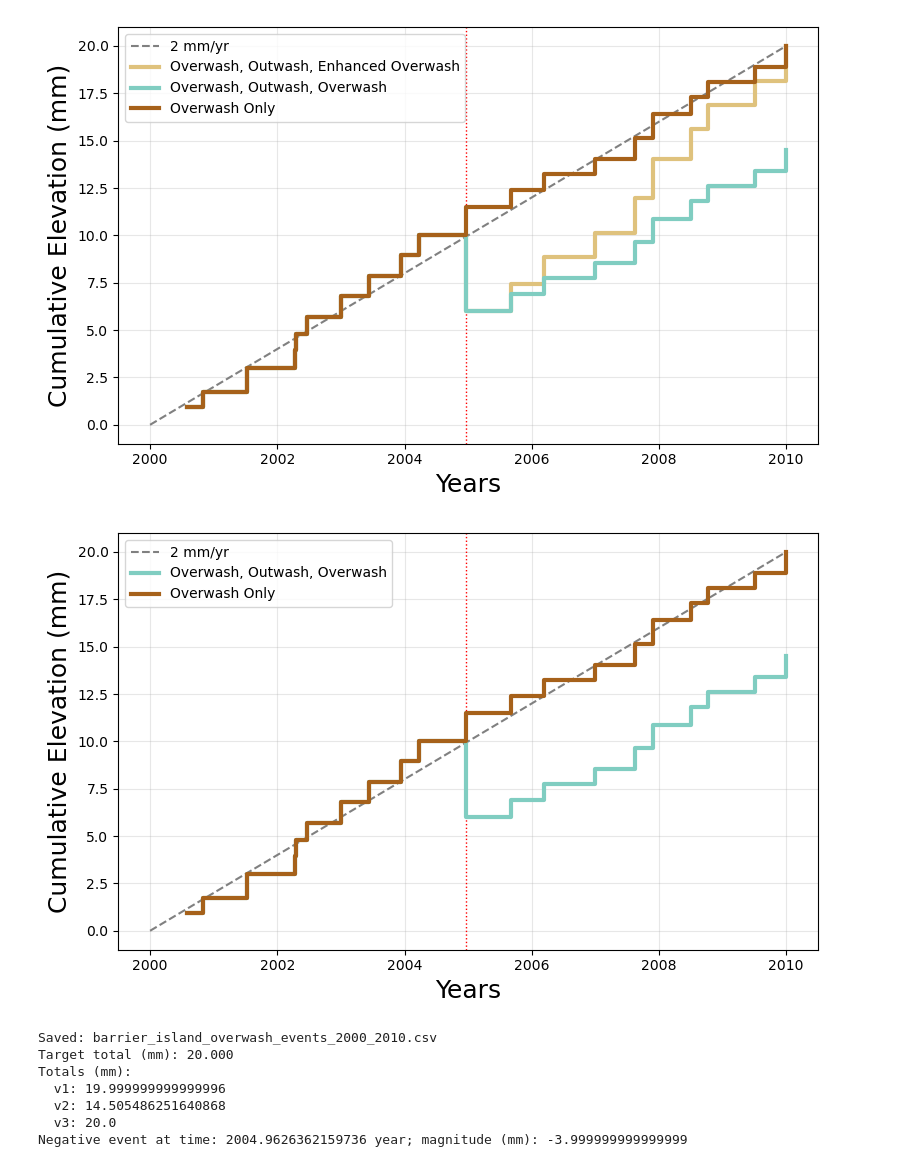
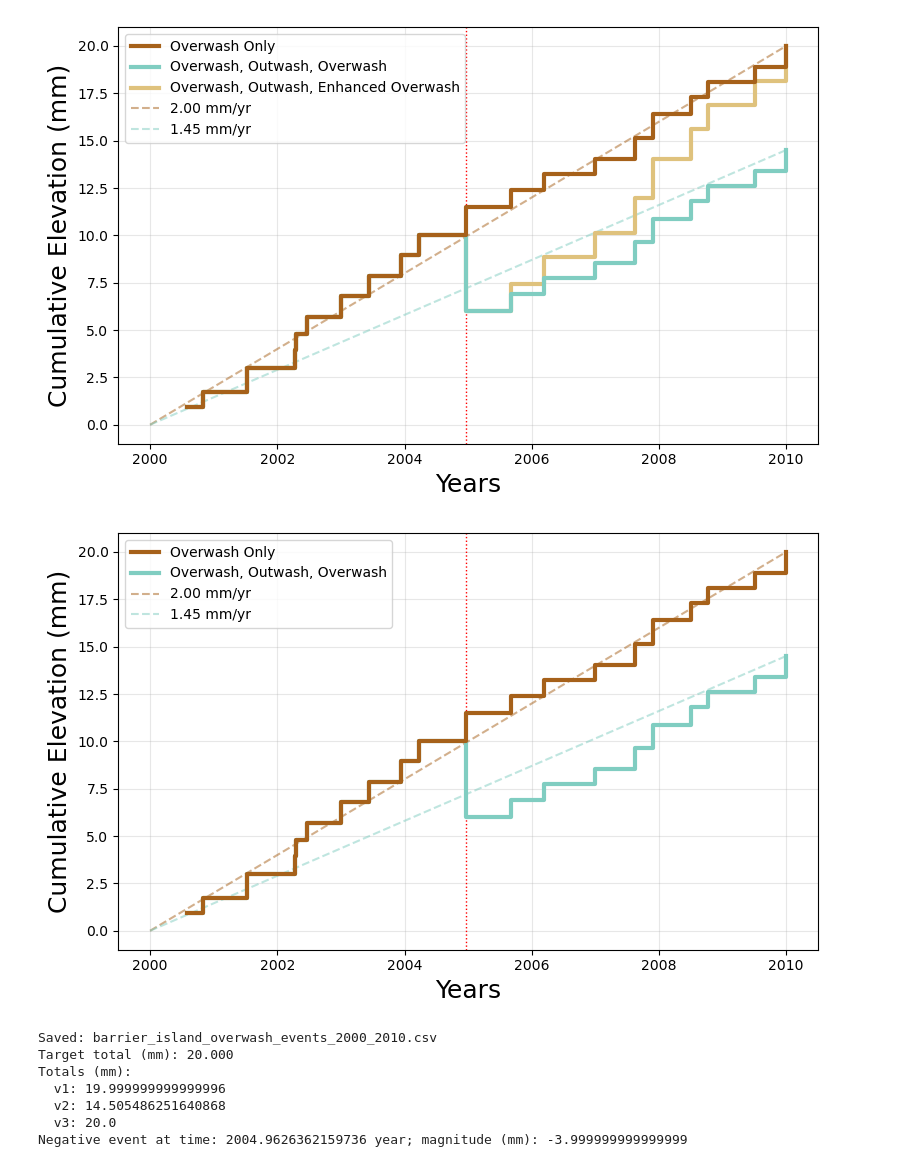
Before and after one commit to csherwood-usgs/Dorian_recovery, a Jupyter notebook: barrier_cumulative.ipynb, the cells around one changed output. Saved outputs shown, nothing was run; the diff lists cells and outputs as text; code cells hidden in the pictures.

```diff
--- a/barrier_cumulative.ipynb
+++ b/barrier_cumulative.ipynb
@@ -113,0 +115,7 @@ df.to_csv(out_csv, index=False)
+# %%
+# read in the data from the last saved run
+df = pd.read_csv( out_csv )
+t = df("decimal_year").values
+v1 = df("event_v1_m").values
+v2 = df("event_v2_m").values
+v3 = df("event_v3_m").values
@@ -114,5 +140,7 @@ df.to_csv(out_csv, index=False)
 # %%
 colors = ['#a6611a','#dfc27d','#80cdc1','#018571']
+
+
 
 # -----------------------------
 # Plot: stair-step cumulative elevation + reference SLR line
@@ -126,7 +154,11 @@ plt.figure(figsize=(8, 5))
 # Reference SLR line (2 mm/yr starting at t0)
 t_line = np.array([t0, t1])
 slr_mm = (t_line - t0) * slr_rate_mm_per_yr
-h4=plt.plot(t_line, slr_mm, linestyle="--", c='gray', label=f"{slr_rate_mm_per_yr:g} mm/yr")
+h4=plt.plot(t_line, slr_mm, linestyle="--", c=colors[0], label=f"{slr_rate_mm_per_yr:.2f} mm/yr", alpha=.5)
+
+slr_rate_mm_slow = cum2[-1]/(t_line[-1] - t0)
+cum2[-1]
+h5=plt.plot(t_line, slr_mm_slow, linestyle="--", c=colors[2], label=f"{slr_rate_mm_slow:.2f} mm/yr", alpha=.5)
 
 # Mark outwash time
 plt.axvline(t[idx_neg], linestyle=":", c='red', linewidth=1)
@@ -139,47 +171,55 @@ plt.xlabel("Years", fontsize=18)
 plt.ylabel("Cumulative Elevation (mm)", fontsize=18)
 # plt.title(f"Barrier elevation change as step-like overwash events ({int(t0)}–{int(t1)})")
 plt.grid(True, alpha=0.3)
-plt.legend()
+
+handles = [h1[0], h2[0], h3[0], h4[0], h5[0]]
+labels = [h.get_label() for h in handles]
+plt.legend(handles, labels)
+
 plt.tight_layout()
 plt.savefig('cum_with_enhanced_ow.png')
 plt.show()
 
+# Second figure without catch-up
 plt.figure(figsize=(8, 5))
 
 # Reference SLR line (2 mm/yr starting at t0)
 t_line = np.array([t0, t1])
 slr_mm = (t_line - t0) * slr_rate_mm_per_yr
-plt.plot(t_line, slr_mm, linestyle="--", c='gray', label=f"{slr_rate_mm_per_yr:g} mm/yr")
+h4=plt.plot(t_line, slr_mm, linestyle="--", c=colors[0], label=f"{slr_rate_mm_per_yr:.2f} mm/yr", alpha=.5)
+h5=plt.plot(t_line, slr_mm_slow, linestyle="--", c=colors[2], label=f"{slr_rate_mm_slow:.2f} mm/yr", alpha=.5)
 
 # Mark outwash time
 plt.axvline(t[idx_neg], linestyle=":", c='red', linewidth=1)
 
 #plt.step(t, cum3, where="post", linewidth = 3, c = colors[1], label="Overwash, Outwash, Enhanced Overwash")
 plt.step(t, cum2, where="post", linewidth = 3, c = colors[2], label="Overwash, Outwash, Overwash")
 plt.step(t, cum1, where="post", linewidth = 3, c = colors[0], label="Overwash Only")
 
 plt.xlabel("Years", fontsize=18)
 plt.ylabel("Cumulative Elevation (mm)", fontsize=18)
 # plt.title(f"Barrier elevation change as step-like overwash events ({int(t0)}–{int(t1)})")
 plt.grid(True, alpha=0.3)
-plt.legend()
+handles = [h1[0], h2[0], h4[0], h5[0]]
+labels = [h.get_label() for h in handles]
+plt.legend(handles, labels)
 plt.tight_layout()
 plt.savefig('cum_wo_enhanced_ow.png')
 plt.show()
 
 # -----------------------------
 # Quick checks
 # -----------------------------
 print("Saved:", out_csv)
 print(f"Target total (mm): {target_total_m*1e3:.3f}")
 print("Totals (mm):")
 print("  v1:", v1.sum() * 1e3)
 print("  v2:", v2.sum() * 1e3)
 print("  v3:", v3.sum() * 1e3)
 print("Negative event at time:", t[idx_neg], "year; magnitude (mm):", v2[idx_neg] * 1e3)
 # %% [output]
-[figure, old version]
+[figure, new version]
-[figure, old version]
+[figure, new version]
 Saved: barrier_island_overwash_events_2000_2010.csv
 Target total (mm): 20.000
 Totals (mm):
```
Also changed, not shown: parts of 2 cells of this notebook, 1 other file.
